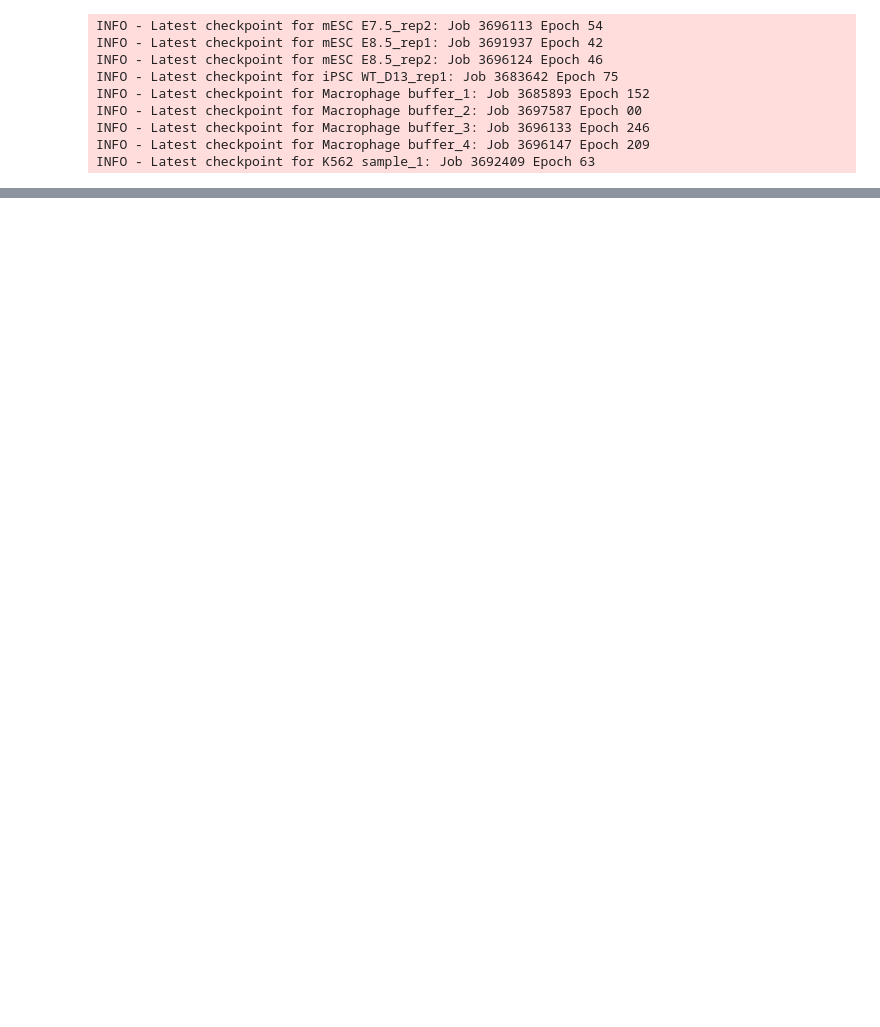
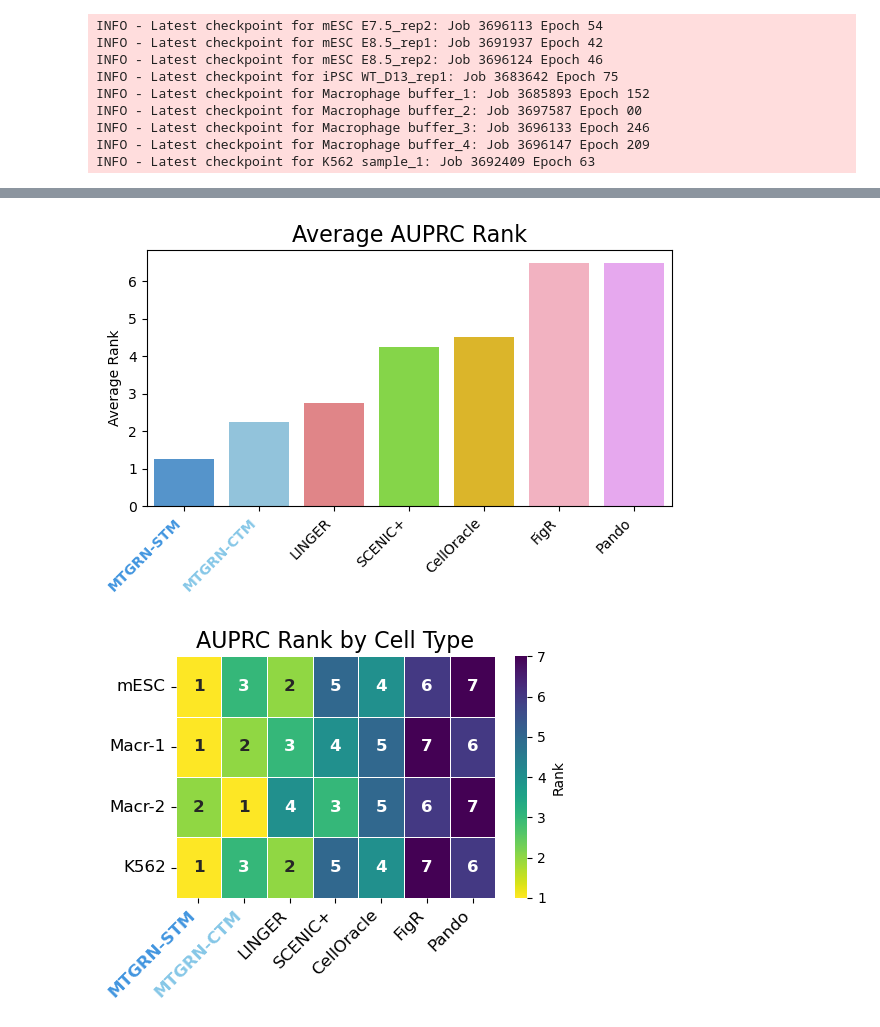
Before and after one commit to emoeller80281/Custom_GRN_Inference, a Jupyter notebook: dev/notebooks/simple_model_testing/plot_auroc_auprc_all_methods.ipynb, the cells around one changed output, grey strips where cells are left out. Cells and saved outputs as stored; diff of their text form; code cells hidden in the pictures; blank space fills up the shorter version.

```diff
--- a/dev/notebooks/simple_model_testing/plot_auroc_auprc_all_methods.ipynb
+++ b/dev/notebooks/simple_model_testing/plot_auroc_auprc_all_methods.ipynb
@@ -929,0 +2088,59 @@ Edges: 93836
+# %%
+method_color_dict = {
+    "MTGRN-STM": "#4195df",
+    "MTGRN-CTM": "#86C7E7",
+    "LINGER": "#EF767A",
+    "CellOracle": "#F9C60D",
+    "Pando": "#EF9CFA",
+    "SCENIC+": "#82EC32",
+    "FigR": "#FDA7BB",
+}
+
+experiment_order = [
+    "E7.5_rep1",
+    "buffer_1",
+    "buffer_2",
+    "sample_1",
+]
+
+rename_map = {
+    "E7.5_rep1": "mESC",
+    "buffer_1": "Macr-1",
+    "buffer_2": "Macr-2",
+    "sample_1": "K562",
+}
+
+auroc_df = auroc_dict_to_long_df(cell_type_method_auroc)
+
+all_ranks_df = rank_methods_by_experiment(auroc_df)
+rank_df = avg_rank_by_method(all_ranks_df)
+
+avg_auprc_rank_fig = avg_rank_by_method_plot(
+    rank_df,
+    method_color_dict=method_color_dict,
+    title="Average AUPRC Rank",
+)
+
+auprc_heatmap_fig = experiment_by_method_rank_heatmap(
+    all_ranks_df,
+    rank_df,
+    method_color_dict=method_color_dict,
+    experiment_order=experiment_order,
+    rename_map=rename_map,
+    title="AUPRC Rank by Cell Type",
+)
+
+avg_auprc_rank_fig.savefig(
+    all_evaluation_plot_dir / "average_auprc_rank.png",
+    dpi=300,
+    bbox_inches="tight",
+)
+
+auprc_heatmap_fig.savefig(
+    all_evaluation_plot_dir / "auprc_rank_heatmap.png",
+    dpi=300,
+    bbox_inches="tight",
+)
+# %% [output]
+[figure, added]
+[figure, added]
```
Also changed, not shown: parts of 11 cells of this notebook, 6 other files.
